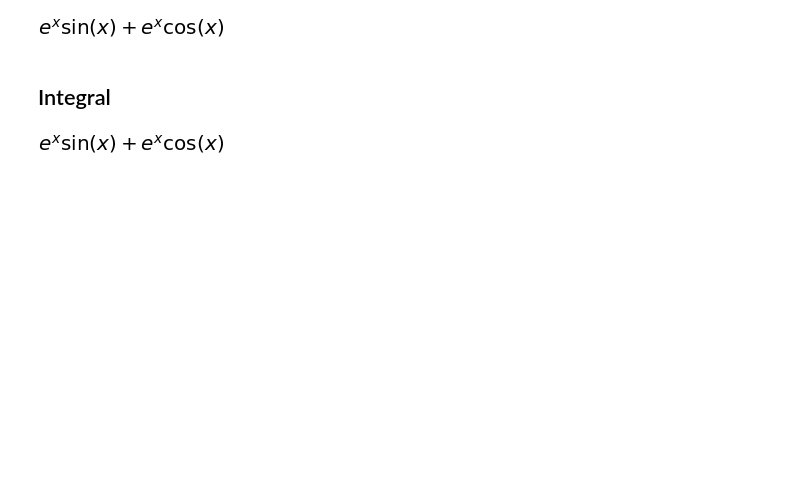
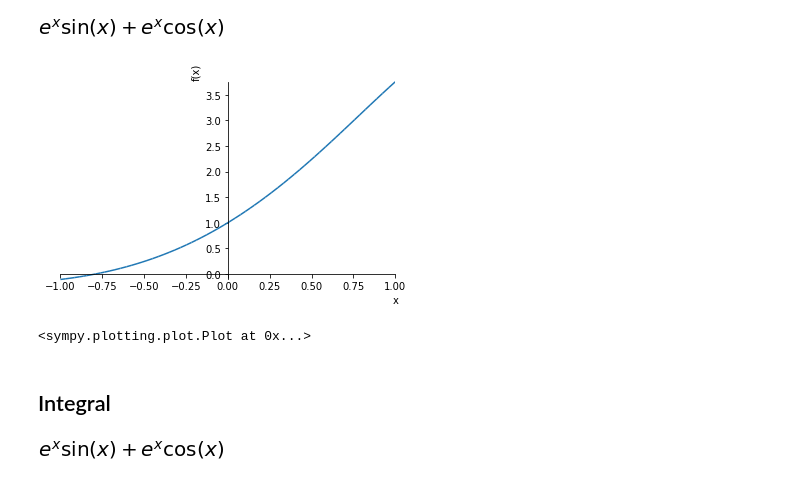
Before and after one commit to serebrov/jupyter_notebook_overview, a Jupyter notebook: sympy_examples.ipynb, the cells around one changed output. Saved outputs shown, nothing was run; the diff lists cells and outputs as text; code cells hidden in the pictures; blank space fills up the shorter version.

```diff
--- a/sympy_examples.ipynb
+++ b/sympy_examples.ipynb
@@ -19,6 +24,11 @@ expression
 diff(expression, x)
 # %% [output]
 [figure]
+# %%
+plot(diff(expression, x), (x, -1, 1))
+# %% [output]
+[figure, added]
+<sympy.plotting.plot.Plot at 0x...>
 # %% [markdown]
 ## Integral
 # %%
```
Also changed, not shown: parts of 10 cells of this notebook, 1 other file.
